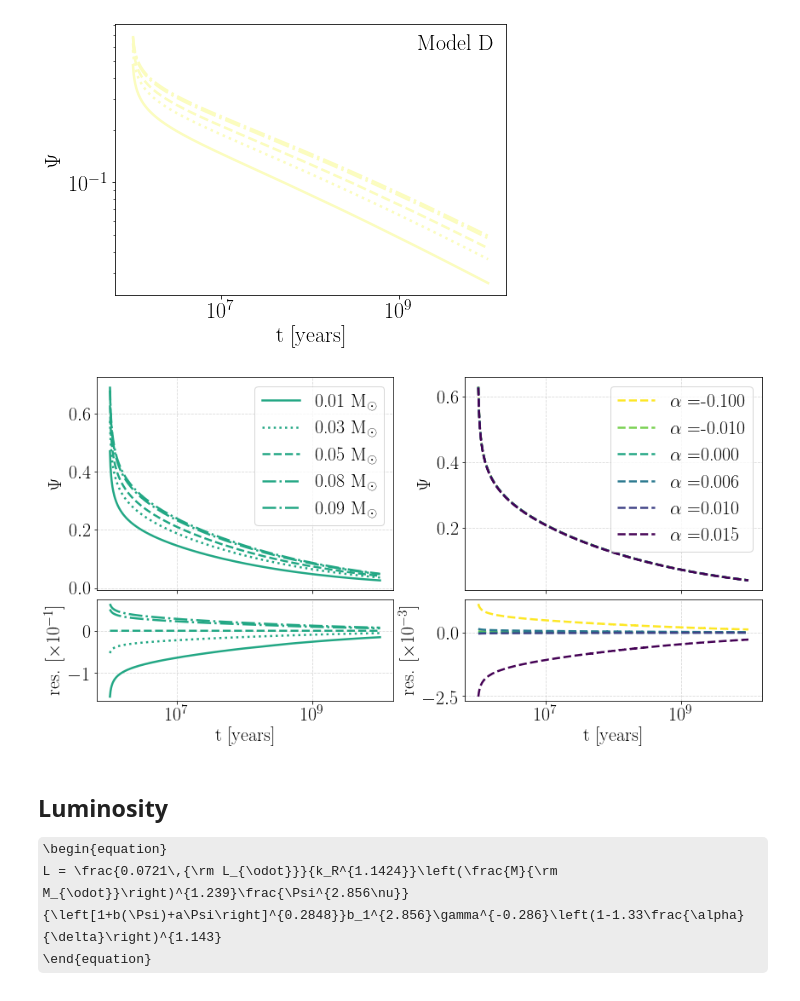
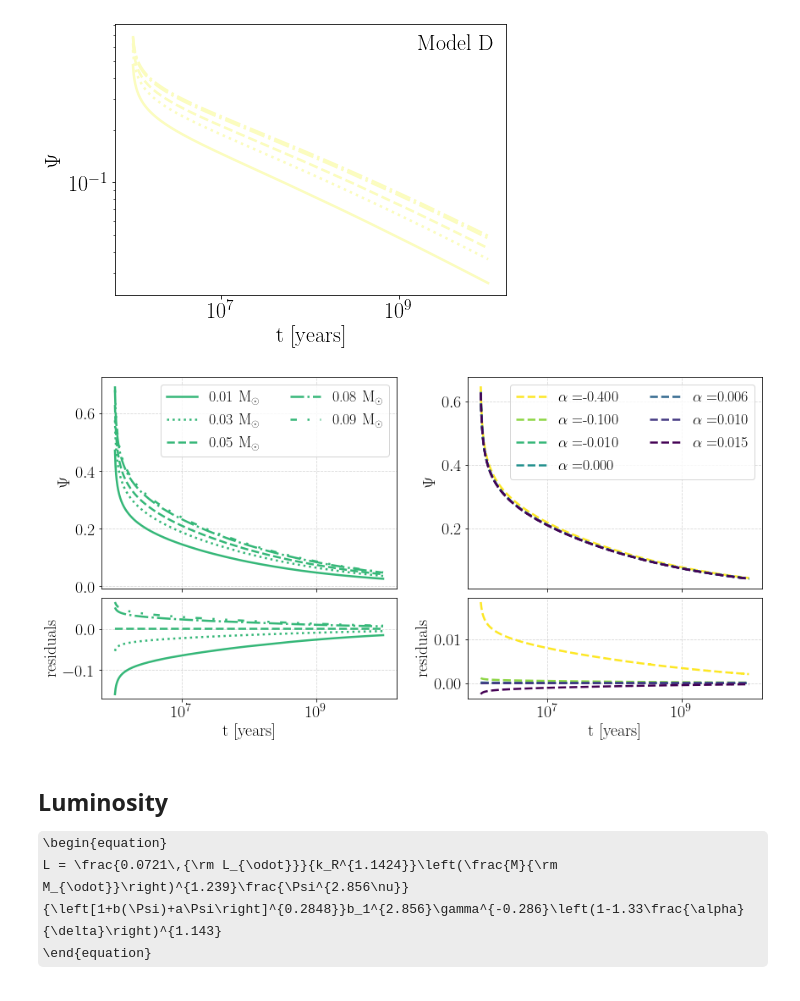
Before and after one commit to mariabenitocst/brown_dwarfs_palatini, a Jupyter notebook: jupyter-notebook/evolution_degeneracy.ipynb, the cells around one changed output. Drawn from its saved outputs; the diff is of its cells as text; code cells hidden in the pictures; some formulas as TeX source.

```diff
--- a/jupyter-notebook/evolution_degeneracy.ipynb
+++ b/jupyter-notebook/evolution_degeneracy.ipynb
@@ -428,12 +428,12 @@ ls     = ["solid", "dotted", "dashed", "dashdot", (0, (3, 5, 1, 5, 1, 5))]
 # masses
 M      = [0.01, 0.03, 0.05, 0.08, 0.09]
 
-colors = bokeh.palettes.viridis(6) # 6 different combinations of alpha parameters
+colors = bokeh.palettes.viridis(7) # 6 different combinations of alpha parameters
 colors = colors[::-1] # reverse tuple
 # %% [markdown]
 **Load data**
 # %%
-alpha = [-0.1, -0.01, 0., 0.006, 0.010, 0.015]
+alpha = [-0.4, -0.1, -0.01, 0., 0.006, 0.010, 0.015]
 time  = {}
 psi   = {}
 for a in alpha:
@@ -507,40 +507,40 @@ ax1 = fig.add_subplot(gs[0:2, 0])
 ax2 = fig.add_subplot(gs[0:2, 1])
 ax3 = fig.add_subplot(gs[2, 0], sharex=ax1)
 ax4 = fig.add_subplot(gs[2, 1], sharex=ax2)
 
 a = 0. ; j = 2; i = 0
 for m in M:
     ax1.plot(time[a], psi[a][m], ls=ls[i], lw=2.5, color=colors[j], label=("%.2f $\\rm M_{\\odot}$" %m))
-    ax3.plot(time[a], (psi[a][m]-psi[a][M[2]])*1e1, ls=ls[i], lw=2.5, color=colors[j])
+    ax3.plot(time[a], (psi[a][m]-psi[a][M[2]]), ls=ls[i], lw=2.5, color=colors[j])
     i += 1
 ax1.set_xscale("log")
 ax1.tick_params(labelbottom=False)
 ax3.set_xscale("log")
 ax1.grid(which="both", ls="--", alpha=0.5)
 ax3.grid(which="both", ls="--", alpha=0.5)
 ax3.set_xlabel("t [years]")
 ax1.set_ylabel(r"$\Psi$")
-ax3.set_ylabel(r"res. [$\times 10^{-1}$]")
-ax1.legend(frameon=True)
+ax3.set_ylabel(r"residuals")
+ax1.legend(frameon=True, loc=1, ncol=2, fontsize=18)
 
 j = 0; i = 2
 for a in alpha:
     ax2.plot(time[a], psi[a][M[2]], ls=ls[i], lw=2.5, color=colors[j], label=("$\\alpha=$%.3f" %a))
-    ax4.plot(time[a], (psi[a][M[2]] - psi[0.][M[2]])*1e3, ls=ls[i], lw=2.5, color=colors[j])
+    ax4.plot(time[a], (psi[a][M[2]] - psi[0.][M[2]]), ls=ls[i], lw=2.5, color=colors[j])
     j += 1
 ax2.set_xscale("log")
 ax2.tick_params(labelbottom=False)
 ax4.set_xscale("log")
 ax2.grid(which="both", ls="--", alpha=0.5)
 ax4.grid(which="both", ls="--", alpha=0.5)
 ax4.set_xlabel("t [years]")
 ax2.set_ylabel(r"$\Psi$")
-ax4.set_ylabel(r"res. [$\times 10^{-3}$]")
-ax2.legend(frameon=True)
+ax4.set_ylabel(r"residuals")
+ax2.legend(frameon=True, loc=1, ncol=2, fontsize=18)
 
 fig.savefig("../Figs/degeneracy.pdf", bbox_inches="tight")
 # %% [output]
-[figure, old version]
+[figure, new version]
 # %% [markdown]
 ## Luminosity
 
```
Also changed, not shown: parts of 7 cells of this notebook, 3 other files.
